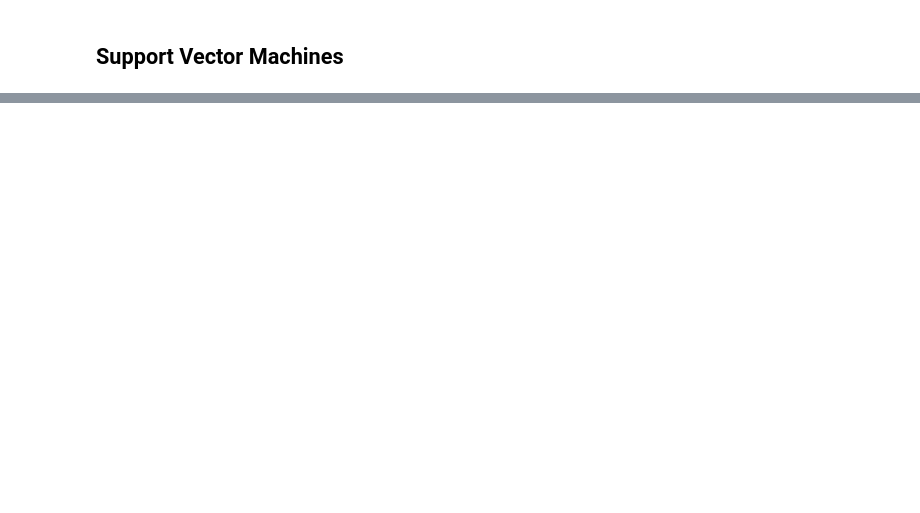
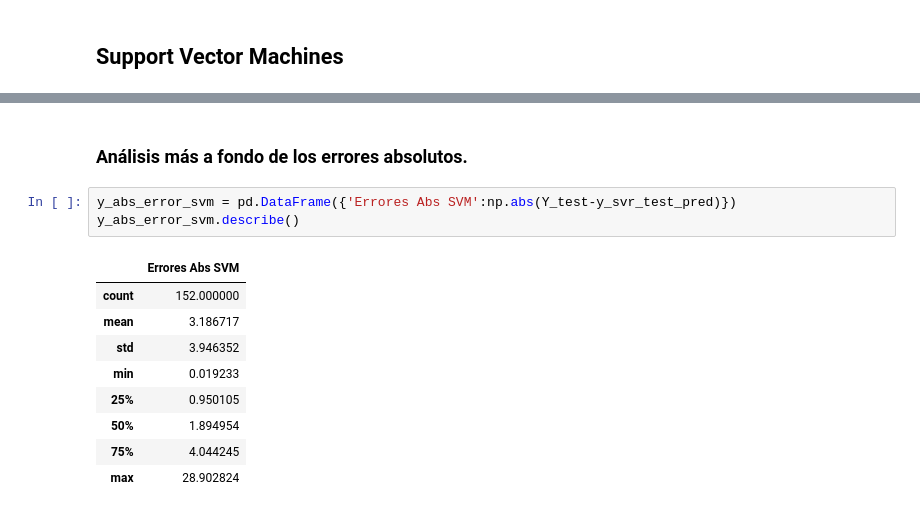
Before and after one commit to FguerraCarrazana/Pr-ctica-laboral-ML, a Jupyter notebook: housing.ipynb, the cells around one changed output, grey strips where cells are left out. Cells and saved outputs as stored; diff of their text form; blank space fills up the shorter version.

```diff
--- a/housing.ipynb
+++ b/housing.ipynb
@@ -209,0 +252,15 @@ RMSE: 5.04066918073236
+# %% [markdown]
+### Análisis más a fondo de los errores absolutos.
+# %%
+y_abs_error_svm = pd.DataFrame({'Errores Abs SVM':np.abs(Y_test-y_svr_test_pred)})
+y_abs_error_svm.describe()
+# %% [output]
+|  | Errores Abs SVM |
+| count | 152.000000 |
+| mean | 3.186717 |
+| std | 3.946352 |
+| min | 0.019233 |
+| 25% | 0.950105 |
+| 50% | 1.894954 |
+| 75% | 4.044245 |
+| max | 28.902824 |
```
Also changed, not shown: parts of 13 cells of this notebook, 2 other files.
